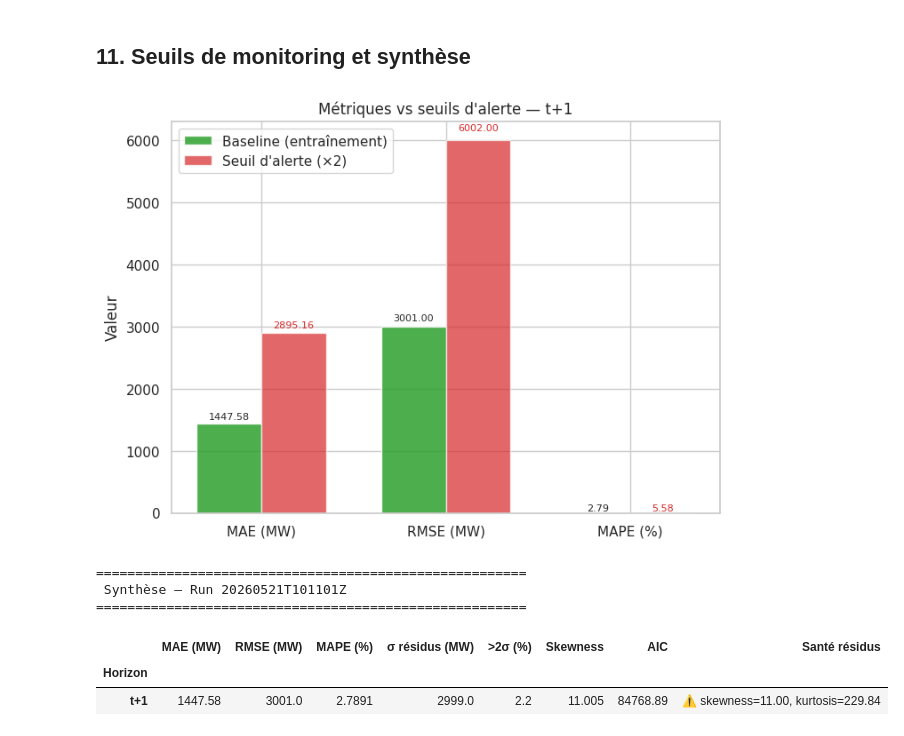
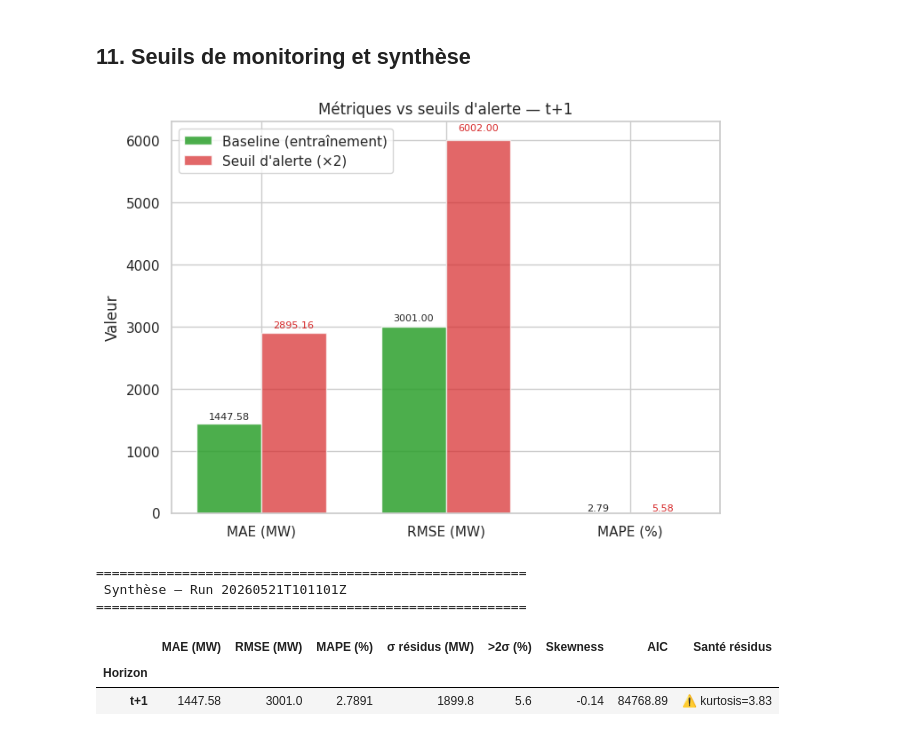
Before and after one commit to Camille9999/EPSI-M2_MSPR, a Jupyter notebook: src/notebooks/07_monitoring_sarima.ipynb, the cells around one changed output. Drawn from its saved outputs; the diff is of its cells as text; code cells hidden in the pictures.

```diff
--- a/src/notebooks/07_monitoring_sarima.ipynb
+++ b/src/notebooks/07_monitoring_sarima.ipynb
@@ -602,9 +605,9 @@ for h in HORIZONS:
 =======================================================
 [figure]
 # %%
-# ACF / PACF des résidus
+# ACF / PACF des résidus (WARMUP_DAYS premiers jours exclus)
 for h in HORIZONS:
-    resid = models[h].resid.dropna()
+    resid = models[h].resid.dropna().iloc[WARMUP_DAYS:]
     fig, axes = plt.subplots(1, 2, figsize=(14, 4), constrained_layout=True)
     plot_acf(resid, lags=40, ax=axes[0],
              title=f"ACF des résidus — t+{h}")
@@ -616,7 +619,7 @@ for h in HORIZONS:
 # %%
-# Distribution des résidus + Q-Q plot + statistiques
+# Distribution des résidus + Q-Q plot + statistiques (WARMUP_DAYS premiers jours exclus)
 for h in HORIZONS:
-    resid = models[h].resid.dropna()
+    resid = models[h].resid.dropna().iloc[WARMUP_DAYS:]
     mu, sigma = float(resid.mean()), float(resid.std())
 
     fig, axes = plt.subplots(1, 2, figsize=(13, 4.5), constrained_layout=True)
@@ -703,10 +706,10 @@ for ax, h in zip(axes, HORIZONS):
 
 plt.show()
 
-# Tableau de synthèse final
+# Tableau de synthèse final (WARMUP_DAYS premiers jours exclus)
 synth_rows = []
 for h in HORIZONS:
-    resid = models[h].resid.dropna()
+    resid = models[h].resid.dropna().iloc[WARMUP_DAYS:]
     m = meta_by_h[h].get("insample_metrics", {})
     gof = meta_by_h[h].get("goodness_of_fit", {})
     sigma = float(resid.std())
@@ -718,31 +721,31 @@ for h in HORIZONS:
     if float(resid.kurtosis()) > 3.0:
         issues.append(f"kurtosis={resid.kurtosis():.2f}")
     if pct_out > 10.0:
         issues.append(f"{pct_out:.1f}% hors ±2σ")
     health = "⚠ " + ", ".join(issues) if issues else "✓ OK"
 
     synth_rows.append({
         "Horizon": f"t+{h}",
         "MAE (MW)": m.get("insample_MAE_MW"),
         "RMSE (MW)": m.get("insample_RMSE_MW"),
         "MAPE (%)": m.get("insample_MAPE_pct"),
         "σ résidus (MW)": round(sigma, 1),
         ">2σ (%)": round(pct_out, 1),
         "Skewness": round(float(resid.skew()), 3),
         "AIC": gof.get("aic"),
         "Santé résidus": health,
     })
 
 synth_df = pd.DataFrame(synth_rows).set_index("Horizon")
 print(f"\n{'='*55}")
 print(f" Synthèse — Run {run_id}")
 print(f"{'='*55}")
 display(synth_df)
 # %% [output]
 [figure]
 =======================================================
  Synthèse — Run 20260521T101101Z
 =======================================================
 |  | MAE (MW) | RMSE (MW) | MAPE (%) | σ résidus (MW) | >2σ (%) | Skewness | AIC | Santé résidus |
 | Horizon |  |  |  |  |  |  |  |  |
-| t+1 | 1447.58 | 3001.0 | 2.7891 | 2999.0 | 2.2 | 11.005 | 84768.89 | ⚠ skewness=11.00, kurtosis=229.84 |
+| t+1 | 1447.58 | 3001.0 | 2.7891 | 1899.8 | 5.6 | -0.14 | 84768.89 | ⚠ kurtosis=3.83 |
```
Also changed, not shown: parts of 3 cells of this notebook.
